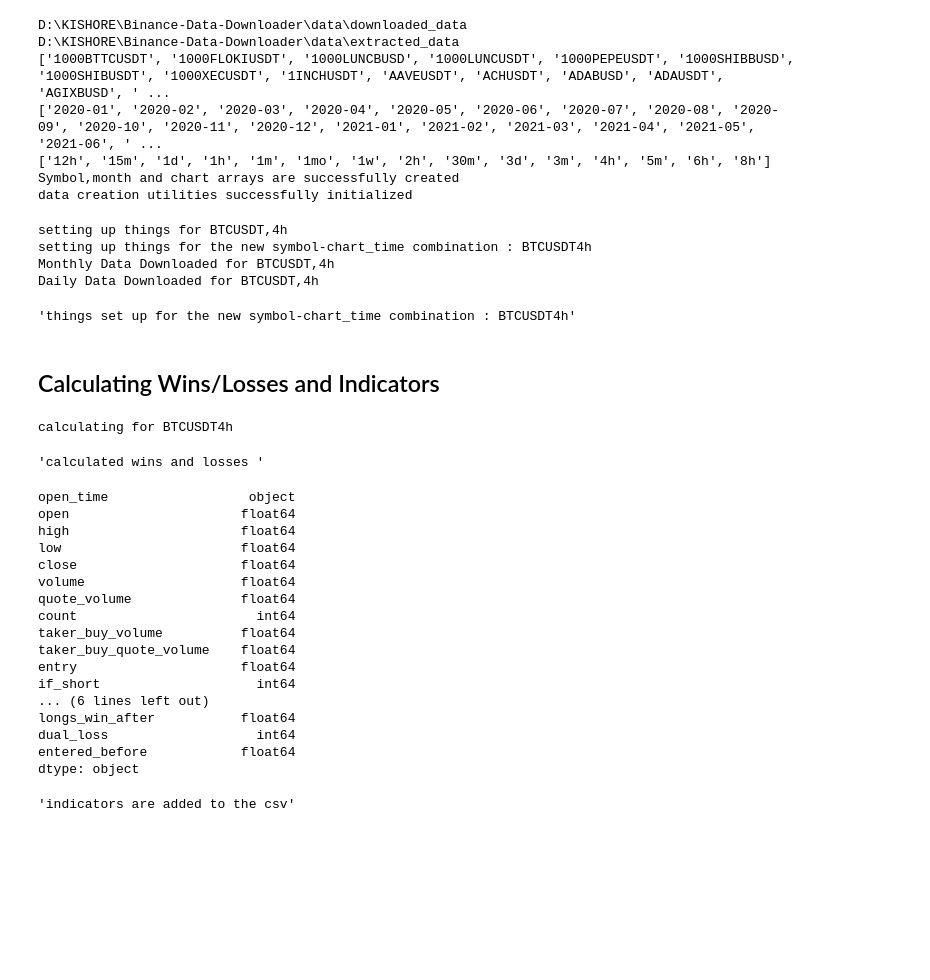
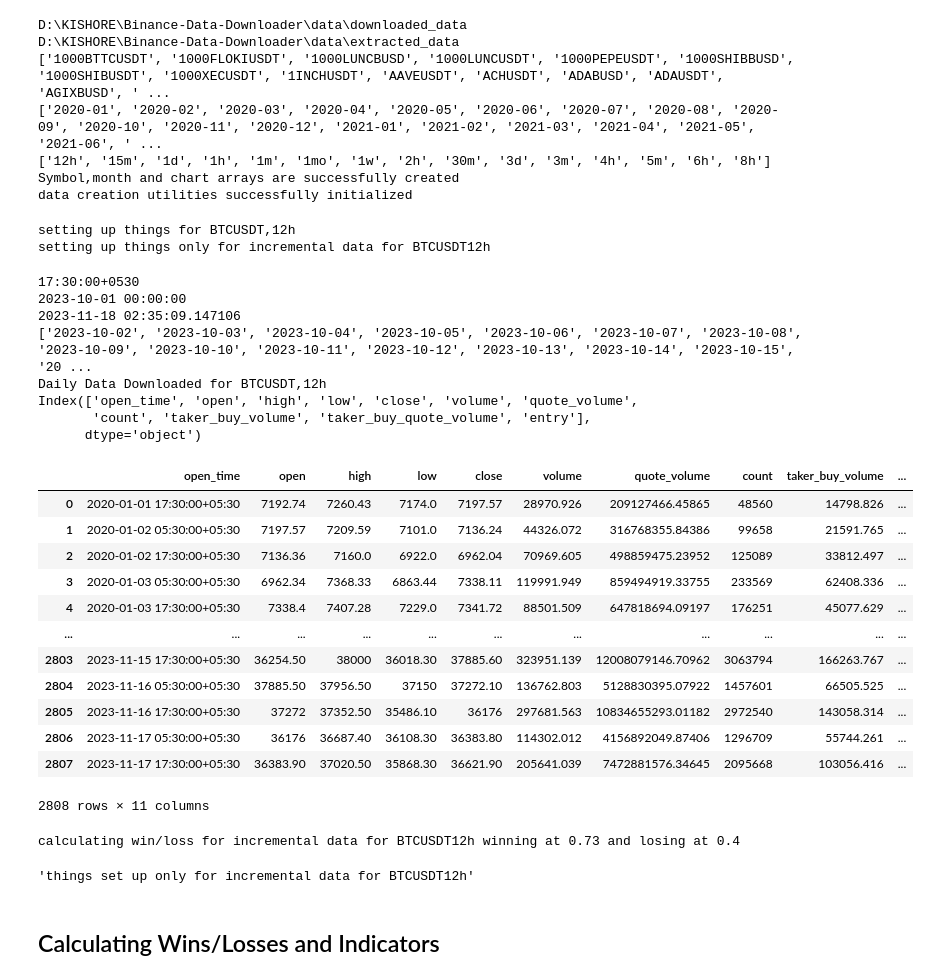
Before and after one commit to vijaykishore1/Binance-Data-Downloader, a Jupyter notebook: main notebooks for shrinath anna/Data Creation Proper 27-1.ipynb, the cells around one changed output. Drawn from its saved outputs; the diff is of its cells as text; code cells hidden in the pictures; blank space fills up the shorter version.

```diff
--- a/main notebooks for shrinath anna/Data Creation Proper 27-1.ipynb
+++ b/main notebooks for shrinath anna/Data Creation Proper 27-1.ipynb
@@ -41,7 +41,7 @@ master_dictionary = {
 #             CHART_TIME_ARRAY[CHART_TIME_ARRAY.index('5m')],
 #             CHART_TIME_ARRAY[CHART_TIME_ARRAY.index('1m')],
 #         CHART_TIME_ARRAY[CHART_TIME_ARRAY.index('15m')],
-        CHART_TIME_ARRAY[CHART_TIME_ARRAY.index('4h')]
+        CHART_TIME_ARRAY[CHART_TIME_ARRAY.index('12h')]
     ],
     "timeperiods": [5, 8, 13, 21, 30, 34, 50, 55, 89, 100, 144, 200, 233],
     "win_percentage":
@@ -358,43 +643,43 @@ def download_data_and_concatenate(master_dictionary):
 # %%
-download_data_and_concatenate(master_dictionary)
+download_data_and_concatenate(master_dictionary,
+                              win_perc=master_dictionary["win_percentage"],
+                              loss_perc=master_dictionary["loss_percentage"])
 # %% [output]
-setting up things for BTCUSDT,4h
-setting up things for the new symbol-chart_time combination : BTCUSDT4h
-Monthly Data Downloaded for BTCUSDT,4h
-Daily Data Downloaded for BTCUSDT,4h
+setting up things for BTCUSDT,12h
+setting up things only for incremental data for BTCUSDT12h
-'things set up for the new symbol-chart_time combination : BTCUSDT4h'
+17:30:00+0530
+2023-10-01 00:00:00
+2023-11-18 02:35:09.147106
+['2023-10-02', '2023-10-03', '2023-10-04', '2023-10-05', '2023-10-06', '2023-10-07', '2023-10-08', '2023-10-09', '2023-10-10', '2023-10-11', '2023-10-12', '2023-10-13', '2023-10-14', '2023-10-15', '20 ...
+Daily Data Downloaded for BTCUSDT,12h
+Index(['open_time', 'open', 'high', 'low', 'close', 'volume', 'quote_volume',
+       'count', 'taker_buy_volume', 'taker_buy_quote_volume', 'entry'],
+      dtype='object')
+|  | open_time | open | high | low | close | volume | quote_volume | count | taker_buy_volume | ... |
+| 0 | 2020-01-01 17:30:00+05:30 | 7192.74 | 7260.43 | 7174.0 | 7197.57 | 28970.926 | 209127466.45865 | 48560 | 14798.826 | ... |
+| 1 | 2020-01-02 05:30:00+05:30 | 7197.57 | 7209.59 | 7101.0 | 7136.24 | 44326.072 | 316768355.84386 | 99658 | 21591.765 | ... |
+| 2 | 2020-01-02 17:30:00+05:30 | 7136.36 | 7160.0 | 6922.0 | 6962.04 | 70969.605 | 498859475.23952 | 125089 | 33812.497 | ... |
+| 3 | 2020-01-03 05:30:00+05:30 | 6962.34 | 7368.33 | 6863.44 | 7338.11 | 119991.949 | 859494919.33755 | 233569 | 62408.336 | ... |
+| 4 | 2020-01-03 17:30:00+05:30 | 7338.4 | 7407.28 | 7229.0 | 7341.72 | 88501.509 | 647818694.09197 | 176251 | 45077.629 | ... |
+| ... | ... | ... | ... | ... | ... | ... | ... | ... | ... | ... |
+| 2803 | 2023-11-15 17:30:00+05:30 | 36254.50 | 38000 | 36018.30 | 37885.60 | 323951.139 | 12008079146.70962 | 3063794 | 166263.767 | ... |
+| 2804 | 2023-11-16 05:30:00+05:30 | 37885.50 | 37956.50 | 37150 | 37272.10 | 136762.803 | 5128830395.07922 | 1457601 | 66505.525 | ... |
+| 2805 | 2023-11-16 17:30:00+05:30 | 37272 | 37352.50 | 35486.10 | 36176 | 297681.563 | 10834655293.01182 | 2972540 | 143058.314 | ... |
+| 2806 | 2023-11-17 05:30:00+05:30 | 36176 | 36687.40 | 36108.30 | 36383.80 | 114302.012 | 4156892049.87406 | 1296709 | 55744.261 | ... |
+| 2807 | 2023-11-17 17:30:00+05:30 | 36383.90 | 37020.50 | 35868.30 | 36621.90 | 205641.039 | 7472881576.34645 | 2095668 | 103056.416 | ... |
+2808 rows × 11 columns
+calculating win/loss for incremental data for BTCUSDT12h winning at 0.73 and losing at 0.4
+'things set up only for incremental data for BTCUSDT12h'
 # %% [markdown]
 ## Calculating Wins/Losses and Indicators
 # %%
-calculate_wins_losses(master_dictionary=master_dictionary,
-                      win_perc=master_dictionary["win_percentage"],
-                      loss_perc=master_dictionary["loss_percentage"]
-                     )
+# calculate_wins_losses(master_dictionary=master_dictionary,
+#                       win_perc=master_dictionary["win_percentage"],
+#                       loss_perc=master_dictionary["loss_percentage"]
+#                      )
-# %% [output]
-calculating for BTCUSDT4h
-'calculated wins and losses '
 # %%
-calculate_indicator_values_new(
-    master_dictionary=master_dictionary,
-    monthly_or_daily_1_2=master_dictionary["monthly_or_daily_1_or_2"],
-    win_perc=master_dictionary["win_percentage"],
-    loss_perc=master_dictionary["loss_percentage"])
+# calculate_indicator_values_new(
+#     master_dictionary=master_dictionary,
+#     monthly_or_daily_1_2=master_dictionary["monthly_or_daily_1_or_2"],
+#     win_perc=master_dictionary["win_percentage"],
+#     loss_perc=master_dictionary["loss_percentage"])
-# %% [output]
-open_time                  object
-open                      float64
-high                      float64
-low                       float64
-close                     float64
-volume                    float64
-quote_volume              float64
-count                       int64
-taker_buy_volume          float64
-taker_buy_quote_volume    float64
-entry                     float64
-if_short                    int64
-... (6 lines left out)
-longs_win_after           float64
-dual_loss                   int64
-entered_before            float64
-dtype: object
-'indicators are added to the csv'
```
Also changed, not shown: parts of 16 cells of this notebook, 1 other file.
